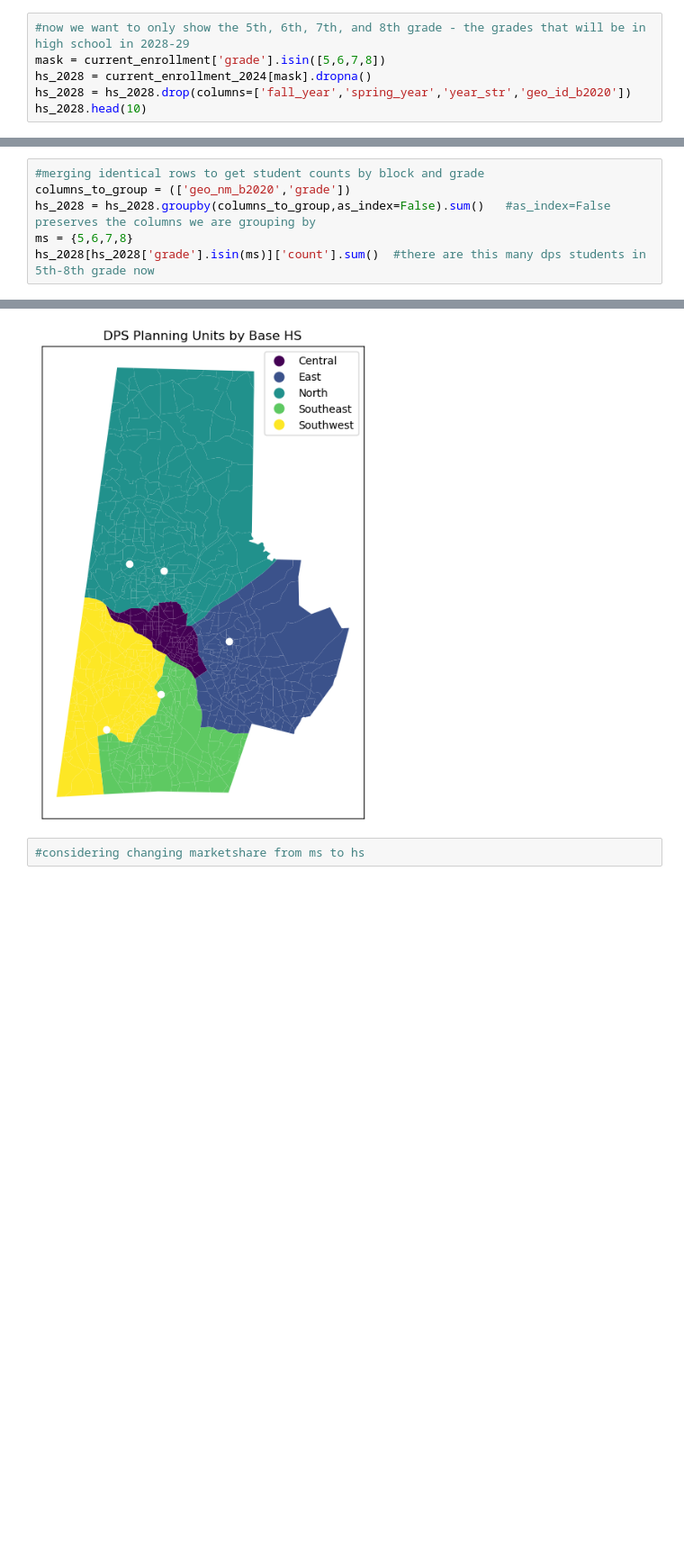
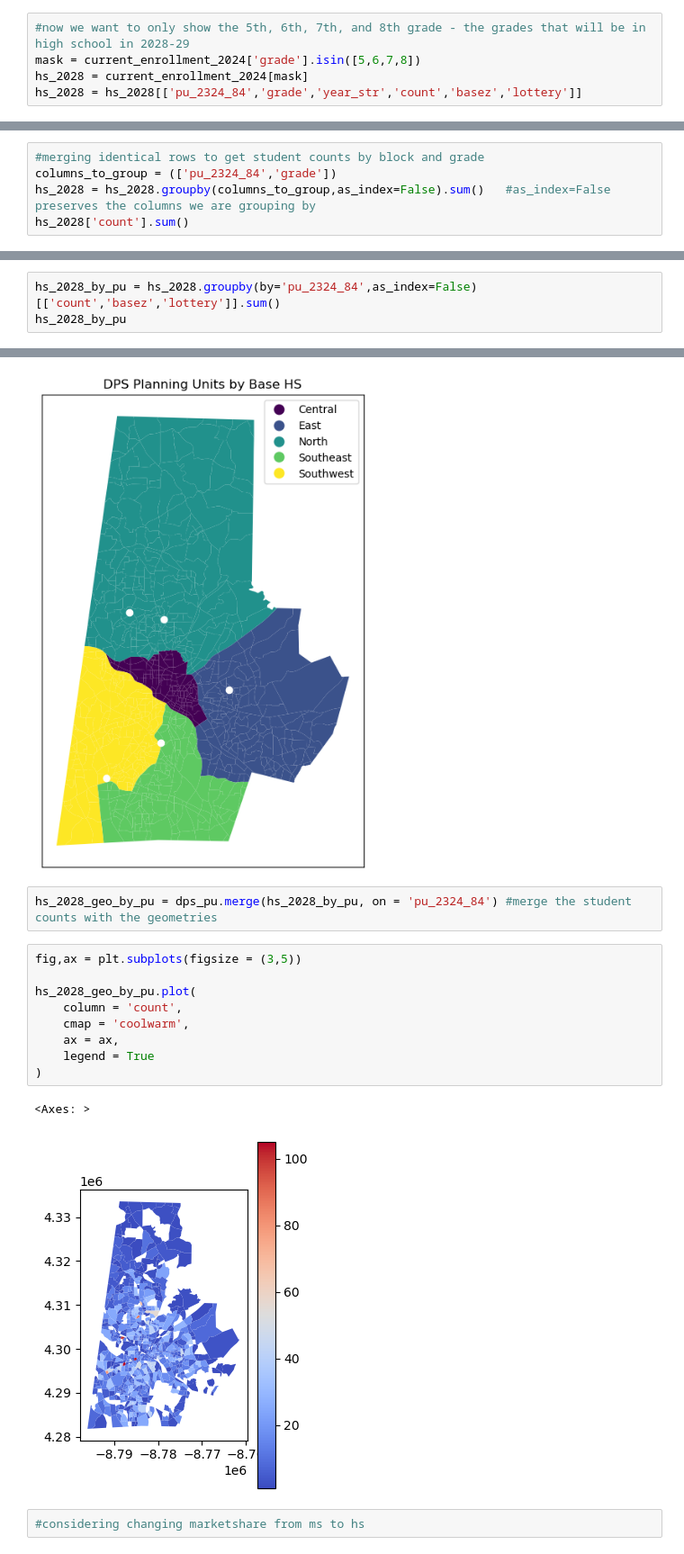
Before and after one commit to olublin/DPS-Planning, a Jupyter notebook: Base_Projection.ipynb, the cells around one changed output, grey strips where cells are left out. Shown at 90% size. Drawn from its saved outputs; the diff is of its cells as text; blank space fills up the shorter version.

Commit message:
merged boundary and count files

```diff
--- a/Base_Projection.ipynb
+++ b/Base_Projection.ipynb
@@ -27,6 +21,5 @@ current_enrollment_2024.head()
 # %%
 #now we want to only show the 5th, 6th, 7th, and 8th grade - the grades that will be in high school in 2028-29
-mask = current_enrollment['grade'].isin([5,6,7,8])
-hs_2028 = current_enrollment_2024[mask].dropna()
-hs_2028 = hs_2028.drop(columns=['fall_year','spring_year','year_str','geo_id_b2020'])
-hs_2028.head(10)
+mask = current_enrollment_2024['grade'].isin([5,6,7,8])
+hs_2028 = current_enrollment_2024[mask]
+hs_2028 = hs_2028[['pu_2324_84','grade','year_str','count','basez','lottery']]
@@ -45,8 +26,7 @@ hs_2028.head(10)
 # %%
 #merging identical rows to get student counts by block and grade
-columns_to_group = (['geo_nm_b2020','grade'])
+columns_to_group = (['pu_2324_84','grade'])
 hs_2028 = hs_2028.groupby(columns_to_group,as_index=False).sum()   #as_index=False preserves the columns we are grouping by
-ms = {5,6,7,8}
-hs_2028[hs_2028['grade'].isin(ms)]['count'].sum()  #there are this many dps students in 5th-8th grade now
+hs_2028['count'].sum()
 # %% [output]
 8775.0
@@ -62,0 +33,3 @@ hs_2028.head()
+# %%
+hs_2028_by_pu = hs_2028.groupby(by='pu_2324_84',as_index=False)[['count','basez','lottery']].sum()
+hs_2028_by_pu
@@ -107,6 +94,20 @@ plt.title('DPS Planning Units by Base HS')
 plt.show()
 # %% [output]
 [figure]
+# %%
+hs_2028_geo_by_pu = dps_pu.merge(hs_2028_by_pu, on = 'pu_2324_84') #merge the student counts with the geometries
+# %%
+fig,ax = plt.subplots(figsize = (3,5))
+
+hs_2028_geo_by_pu.plot(
+    column = 'count',
+    cmap = 'coolwarm',
+    ax = ax,
+    legend = True
+)
+# %% [output]
+<Axes: >
+[figure, added]
 # %%
 #considering changing marketshare from ms to hs
 # %%
```
Also changed, not shown: parts of 4 cells of this notebook.
